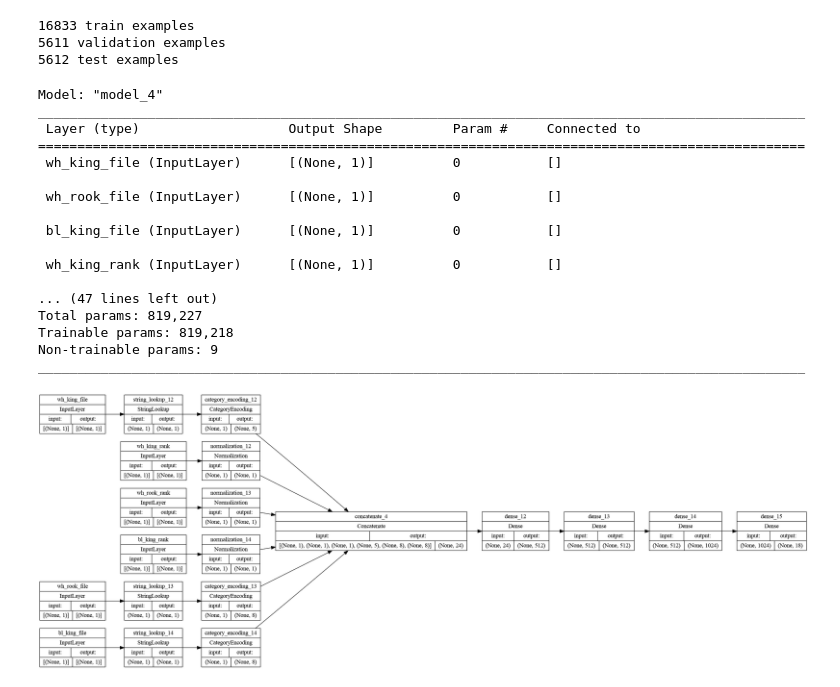
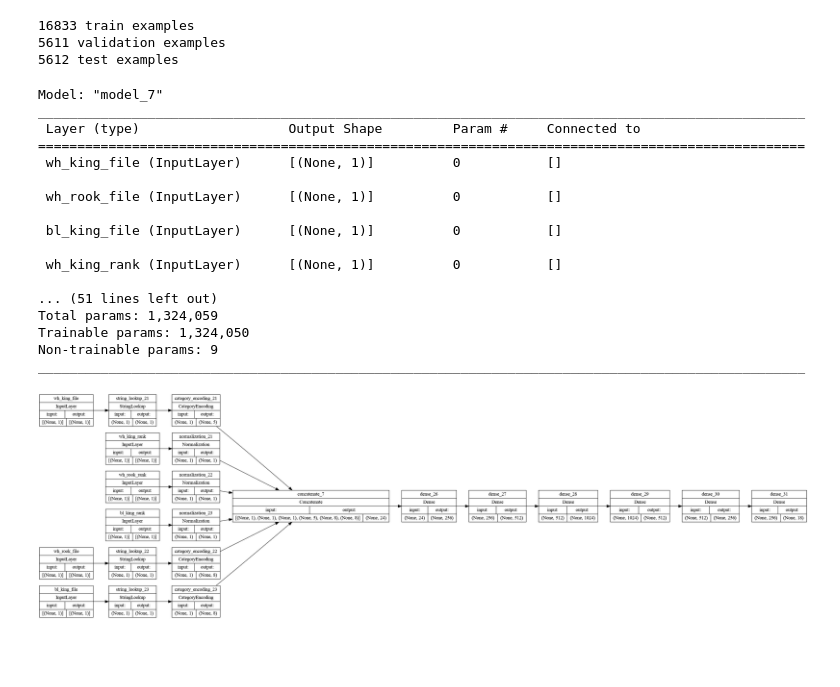
Before and after one commit to pacifi5t/neural-networks, a Jupyter notebook: lab1.ipynb, the cells around one changed output. Saved outputs shown, nothing was run; the diff lists cells and outputs as text; code cells hidden in the pictures; blank space fills up the shorter version.

Commit message:
Improved model (accuracy - 90%)

```diff
--- a/lab1.ipynb
+++ b/lab1.ipynb
@@ -123,34 +123,36 @@ for column in ['wh_king_file', 'wh_rook_file', 'bl_king_file']:
 # %%
 all_features = tf.keras.layers.concatenate(encoded_features)
 
-x = layers.Dense(512, activation="relu")(all_features)
+x = layers.Dense(256, activation="relu")(all_features)
 x1 = layers.Dense(512, activation="relu")(x)
 x2 = layers.Dense(1024, activation="relu")(x1)
-output_layer = layers.Dense(18, activation="softmax")(x2)
+x3 = layers.Dense(512, activation="relu")(x2)
+x4 = layers.Dense(256, activation="relu")(x3)
+output_layer = layers.Dense(18, activation="softmax")(x4)
 
 model = Model(inputs=all_inputs, outputs=output_layer)
 
 model.summary()
 tf.keras.utils.plot_model(model, show_shapes=True, rankdir="LR")
 # %% [output]
-Model: "model_4"
+Model: "model_7"
 __________________________________________________________________________________________________
  Layer (type)                   Output Shape         Param #     Connected to
 ==================================================================================================
  wh_king_file (InputLayer)      [(None, 1)]          0           []
 
  wh_rook_file (InputLayer)      [(None, 1)]          0           []
 
  bl_king_file (InputLayer)      [(None, 1)]          0           []
 
  wh_king_rank (InputLayer)      [(None, 1)]          0           []
 
-... (47 lines left out)
-Total params: 819,227
-Trainable params: 819,218
+... (51 lines left out)
+Total params: 1,324,059
+Trainable params: 1,324,050
 Non-trainable params: 9
 __________________________________________________________________________________________________
-[figure, old version]
+[figure, new version]
 # %%
 model.compile(optimizer='adam',
               loss='sparse_categorical_crossentropy',
```
Also changed, not shown: parts of 2 cells of this notebook, 1 other file.
